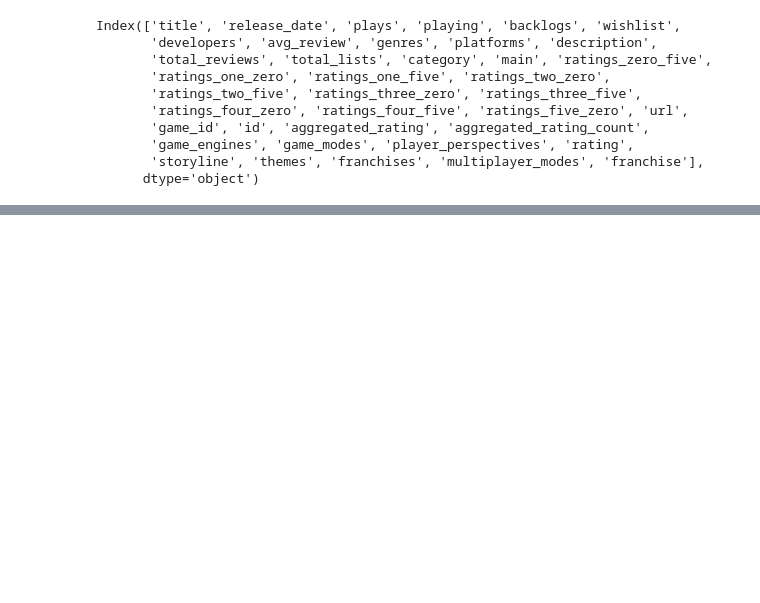
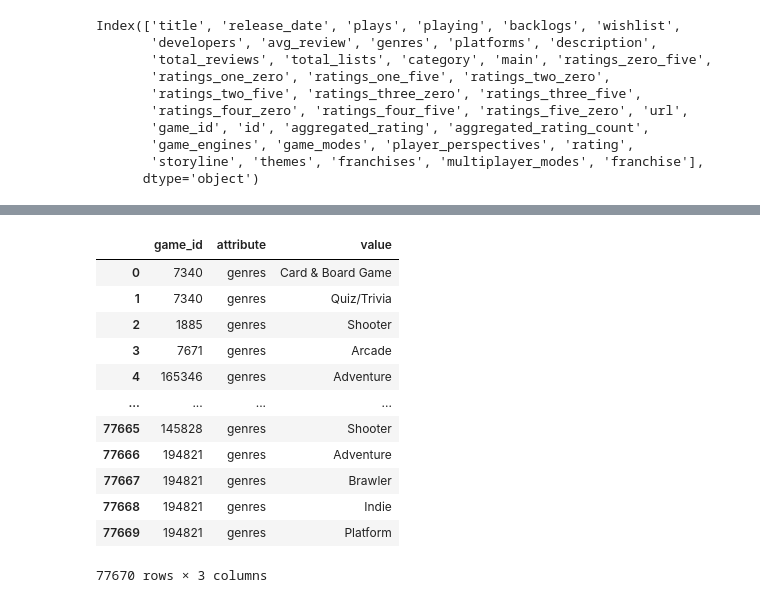
Before and after one commit to Ant-mel/legendary_game_recs, a Jupyter notebook: notebook/2024_test.ipynb, the cells around one changed output, grey strips where cells are left out. Saved outputs shown, nothing was run; the diff lists cells and outputs as text; code cells hidden in the pictures; blank space fills up the shorter version.

```diff
--- a/notebook/2024_test.ipynb
+++ b/notebook/2024_test.ipynb
@@ -519,0 +607,19 @@ dtype: int64
+# %%
+columns_to_keep = ['developers', 'genres', 'platforms',
+       'game_engines', 'game_modes', 'player_perspectives', 'themes', 'franchises', 'multiplayer_modes',
+
+       'avg_review', 'title', 'ratings_one_zero', 'backlogs', 'total_reviews',
+             'ratings_two_zero', 'ratings_one_five', 'storyline', 'total_lists', 'ratings_four_zero',
+             'ratings_two_five','playing', 'ratings_three_zero', 'description', 'ratings_four_five', 'release_date', 'plays',
+             'ratings_five_zero', 'url', 'ratings_zero_five', 'ratings_three_five', 'wishlist', 'game_id']
+
+relationship_cols = ['developers', 'genres', 'platforms', 'game_id',
+       'game_engines', 'game_modes', 'player_perspectives', 'themes', 'franchises', 'multiplayer_modes']
+
+game_data = ['avg_review', 'title', 'ratings_one_zero', 'backlogs', 'total_reviews',
+             'ratings_two_zero', 'ratings_one_five', 'storyline', 'total_lists', 'ratings_four_zero',
+             'ratings_two_five','playing', 'ratings_three_zero', 'description', 'ratings_four_five', 'release_date', 'plays',
+             'ratings_five_zero', 'url', 'ratings_zero_five', 'ratings_three_five', 'wishlist', 'game_id']
+
+cat_list_columns = ['developers', 'genres', 'platforms','game_engines', 'game_modes', 'player_perspectives',
+                    'themes', 'franchises', 'multiplayer_modes']
@@ -519,0 +642,4 @@ dtype: int64
+# %%
+released_games, upcoming_games = process_raw_data(all_data, 2024, 1, 26, cat_list_columns)
+all_games_processed = pd.concat([released_games, upcoming_games])
+model_data = all_games_processed[columns_to_keep].copy()
@@ -519,0 +648,2 @@ dtype: int64
+# %%
+graph_relationship_data  = model_data[relationship_cols].copy()
@@ -519,0 +666,34 @@ dtype: int64
+# %%
+# Select only the columns that contain relationships
+temp_rel_cols = ['genres']
+
+# Create an empty list to store relationship data
+relationship_data = []
+
+for index, row in graph_relationship_data.iterrows():
+    game_id = row['game_id']
+    for col in temp_rel_cols:
+        # Extract relationships from the list
+        relationships = row[col]
+        # Create a row for each relationship
+        for relationship in relationships:
+            relationship_data.append({'game_id': game_id, 'attribute': col, 'value': relationship})
+
+# Create a DataFrame from the relationship data
+relationship_df = pd.DataFrame(relationship_data)
+# %%
+relationship_df
+# %% [output]
+|  | game_id | attribute | value |
+| 0 | 7340 | genres | Card & Board Game |
+| 1 | 7340 | genres | Quiz/Trivia |
+| 2 | 1885 | genres | Shooter |
+| 3 | 7671 | genres | Arcade |
+| 4 | 165346 | genres | Adventure |
+| ... | ... | ... | ... |
+| 77665 | 145828 | genres | Shooter |
+| 77666 | 194821 | genres | Adventure |
+| 77667 | 194821 | genres | Brawler |
+| 77668 | 194821 | genres | Indie |
+| 77669 | 194821 | genres | Platform |
+77670 rows × 3 columns
```
Also changed, not shown: parts of 26 cells of this notebook, 5 other files.
